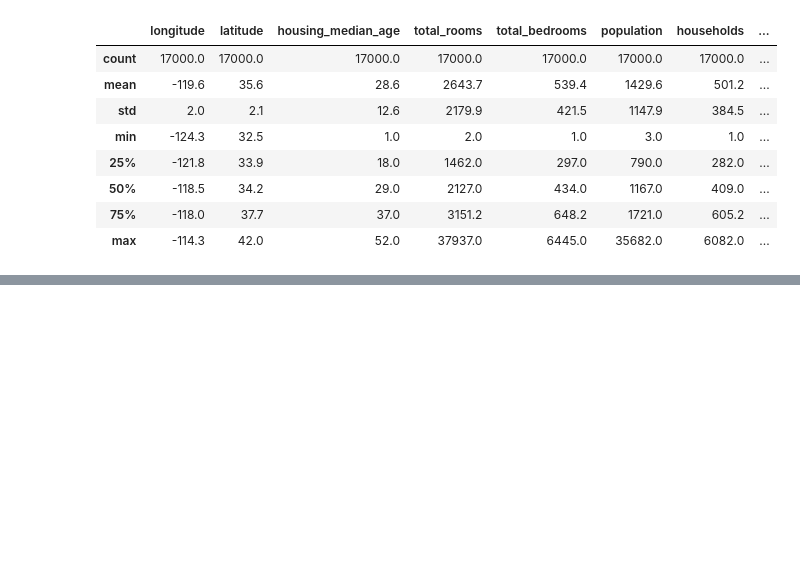
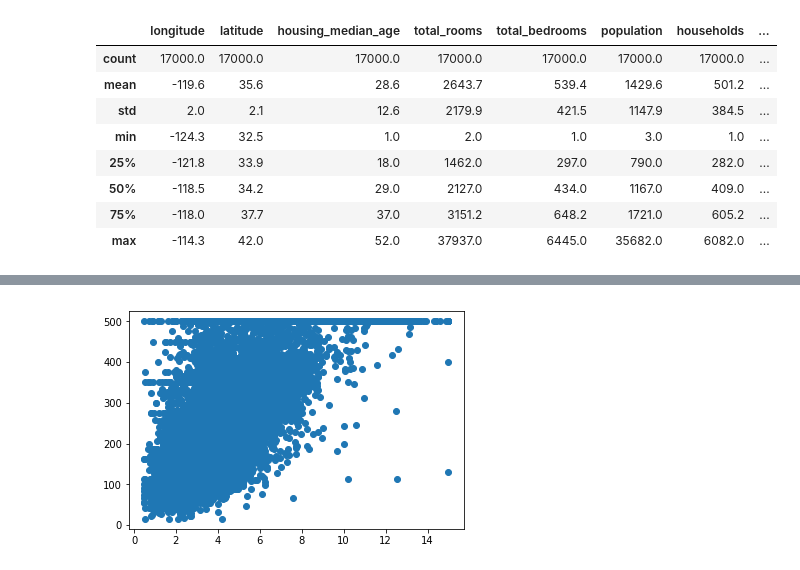
Before and after one commit to worachai3/tensorflow-introduction, a Jupyter notebook: tensorflow_introduction.ipynb, the cells around one changed output, grey strips where cells are left out. Saved outputs shown, nothing was run; the diff lists cells and outputs as text; code cells hidden in the pictures; blank space fills up the shorter version.

```diff
--- a/tensorflow_introduction.ipynb
+++ b/tensorflow_introduction.ipynb
@@ -94,0 +162,5 @@ linear_regressor = tf.estimator.LinearRegressor(
+# %%
+plt.scatter(california_housing_dataframe[['median_income']], targets)
+plt.show()
+# %% [output]
+[figure, added]
```
Also changed, not shown: parts of 11 cells of this notebook.
